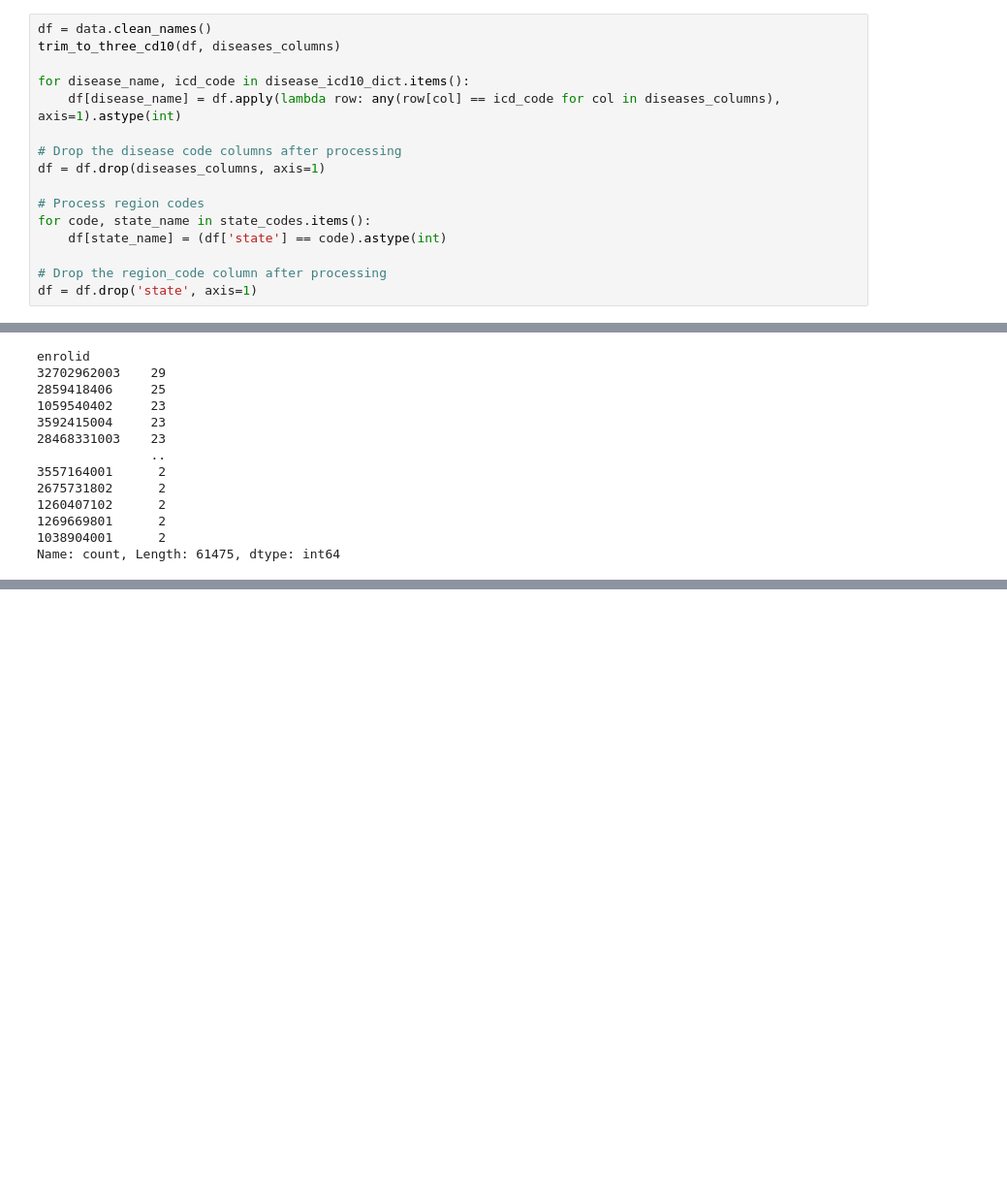
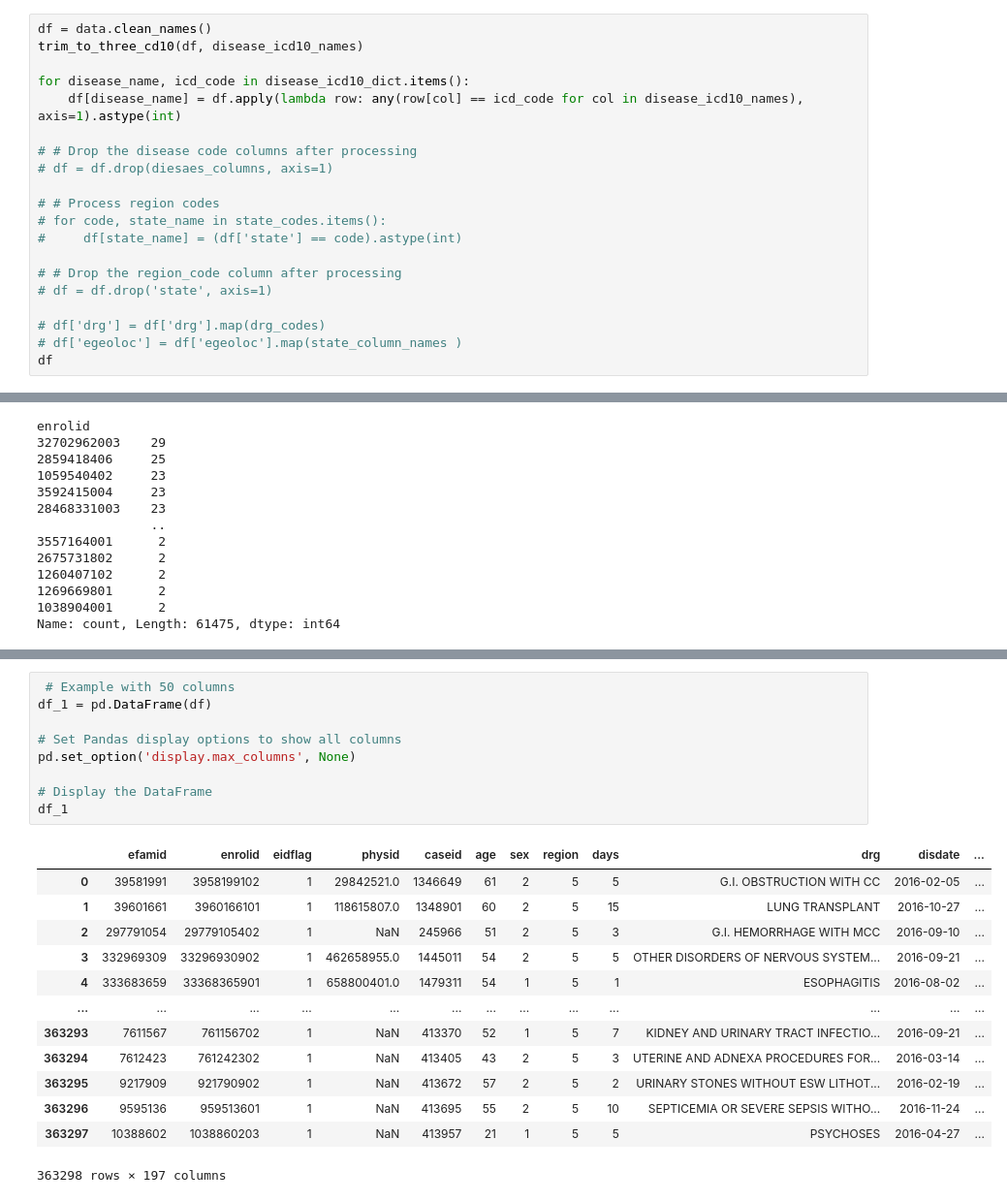
Before and after one commit to Amerigo23/Maximon, a Jupyter notebook: notebooks/model.ipynb, the cells around one changed output, grey strips where cells are left out. Shown: that part at 97% size. Cells and saved outputs as stored; diff of their text form; blank space fills up the shorter version.

```diff
--- a/notebooks/model.ipynb
+++ b/notebooks/model.ipynb
@@ -298,16 +74,20 @@ data = data.applymap(remove_pattern)
 # %%
 df = data.clean_names()
-trim_to_three_cd10(df, diseases_columns)
+trim_to_three_cd10(df, disease_icd10_names)
 
 for disease_name, icd_code in disease_icd10_dict.items():
-    df[disease_name] = df.apply(lambda row: any(row[col] == icd_code for col in diseases_columns), axis=1).astype(int)
+    df[disease_name] = df.apply(lambda row: any(row[col] == icd_code for col in disease_icd10_names), axis=1).astype(int)
 
-# Drop the disease code columns after processing
-df = df.drop(diseases_columns, axis=1)
+# # Drop the disease code columns after processing
+# df = df.drop(diesaes_columns, axis=1)
 
-# Process region codes
-for code, state_name in state_codes.items():
-    df[state_name] = (df['state'] == code).astype(int)
+# # Process region codes
+# for code, state_name in state_codes.items():
+#     df[state_name] = (df['state'] == code).astype(int)
 
-# Drop the region_code column after processing
-df = df.drop('state', axis=1)
+# # Drop the region_code column after processing
+# df = df.drop('state', axis=1)
+
+# df['drg'] = df['drg'].map(drg_codes)
+# df['egeoloc'] = df['egeoloc'].map(state_column_names )
+df
@@ -410,0 +199,23 @@ Name: dx1, Length: 363298, dtype: object>
+# %%
+ # Example with 50 columns
+df_1 = pd.DataFrame(df)
+
+# Set Pandas display options to show all columns
+pd.set_option('display.max_columns', None)
+
+# Display the DataFrame
+df_1
+# %% [output]
+|  | efamid | enrolid | eidflag | physid | caseid | age | sex | region | days | drg | disdate | ... |
+| 0 | 39581991 | 3958199102 | 1 | 29842521.0 | 1346649 | 61 | 2 | 5 | 5 | G.I. OBSTRUCTION WITH CC | 2016-02-05 | ... |
+| 1 | 39601661 | 3960166101 | 1 | 118615807.0 | 1348901 | 60 | 2 | 5 | 15 | LUNG TRANSPLANT | 2016-10-27 | ... |
+| 2 | 297791054 | 29779105402 | 1 | NaN | 245966 | 51 | 2 | 5 | 3 | G.I. HEMORRHAGE WITH MCC | 2016-09-10 | ... |
+| 3 | 332969309 | 33296930902 | 1 | 462658955.0 | 1445011 | 54 | 2 | 5 | 5 | OTHER DISORDERS OF NERVOUS SYSTEM... | 2016-09-21 | ... |
+| 4 | 333683659 | 33368365901 | 1 | 658800401.0 | 1479311 | 54 | 1 | 5 | 1 | ESOPHAGITIS | 2016-08-02 | ... |
+| ... | ... | ... | ... | ... | ... | ... | ... | ... | ... | ... | ... | ... |
+| 363293 | 7611567 | 761156702 | 1 | NaN | 413370 | 52 | 1 | 5 | 7 | KIDNEY AND URINARY TRACT INFECTIO... | 2016-09-21 | ... |
+| 363294 | 7612423 | 761242302 | 1 | NaN | 413405 | 43 | 2 | 5 | 3 | UTERINE AND ADNEXA PROCEDURES FOR... | 2016-03-14 | ... |
+| 363295 | 9217909 | 921790902 | 1 | NaN | 413672 | 57 | 2 | 5 | 2 | URINARY STONES WITHOUT ESW LITHOT... | 2016-02-19 | ... |
+| 363296 | 9595136 | 959513601 | 1 | NaN | 413695 | 55 | 2 | 5 | 10 | SEPTICEMIA OR SEVERE SEPSIS WITHO... | 2016-11-24 | ... |
+| 363297 | 10388602 | 1038860203 | 1 | NaN | 413957 | 21 | 1 | 5 | 5 | PSYCHOSES | 2016-04-27 | ... |
+363298 rows × 197 columns
```
Also changed, not shown: parts of 10 cells of this notebook, 2 other files.
